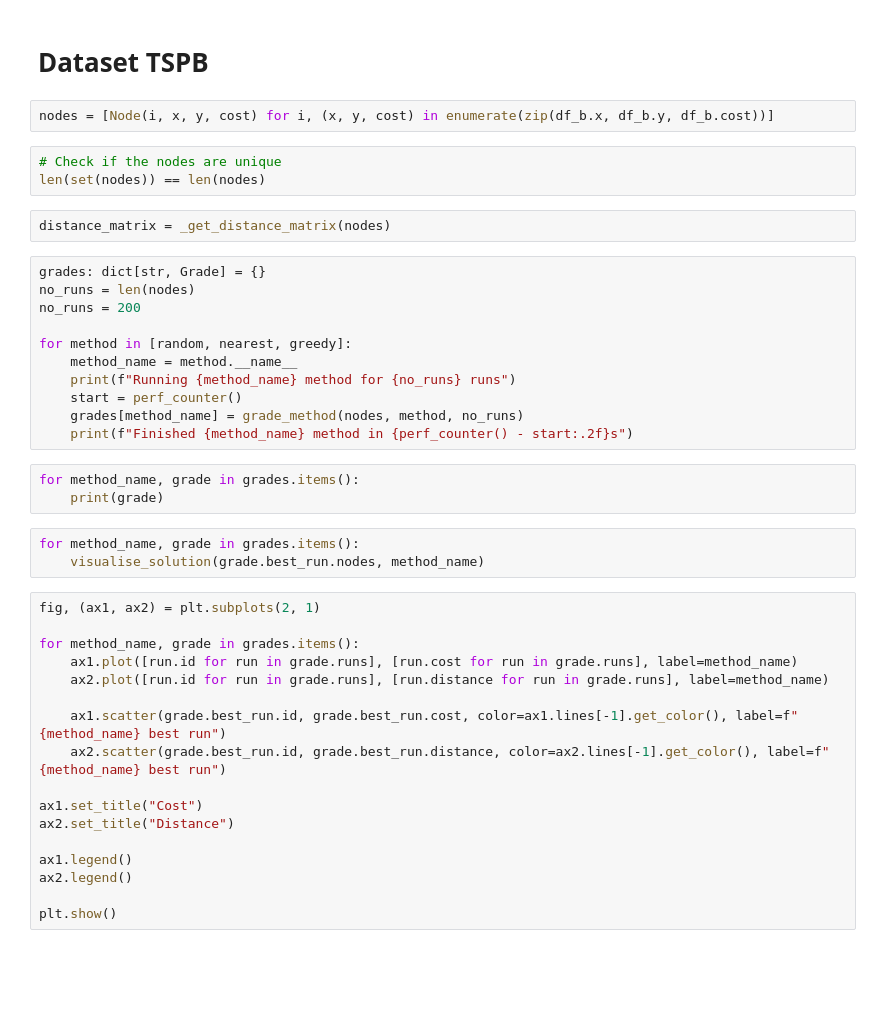
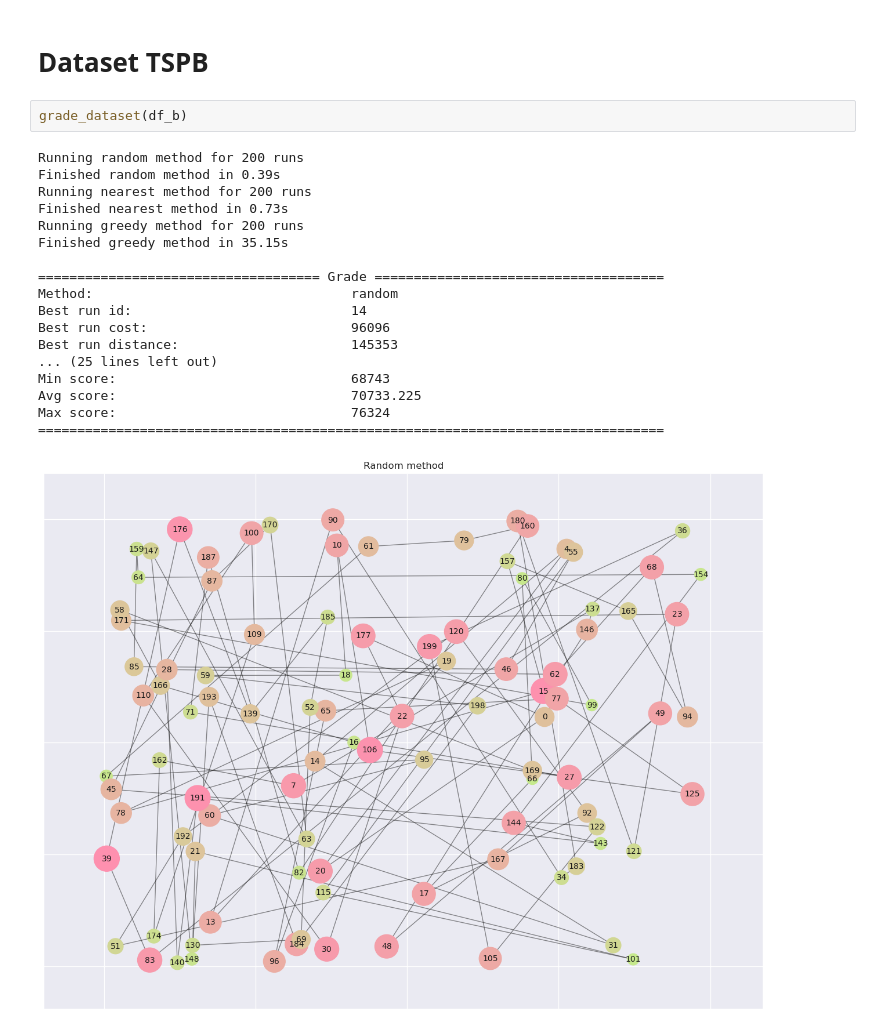
Before and after one commit to Vosloo/evolutionary-computation-labs, a Jupyter notebook: lab_1/first.ipynb, the cells around one changed output. Drawn from its saved outputs; the diff is of its cells as text; blank space fills up the shorter version.

```diff
--- a/lab_1/first.ipynb
+++ b/lab_1/first.ipynb
@@ -520,43 +463,23 @@ RuntimeError: No active exception to reraise
 # %% [markdown]
 # Dataset TSPB
-# %%
-nodes = [Node(i, x, y, cost) for i, (x, y, cost) in enumerate(zip(df_b.x, df_b.y, df_b.cost))]
-# %%
-# Check if the nodes are unique
-len(set(nodes)) == len(nodes)
-# %%
-distance_matrix = _get_distance_matrix(nodes)
-# %%
-grades: dict[str, Grade] = {}
-no_runs = len(nodes)
-no_runs = 200
-
-for method in [random, nearest, greedy]:
-    method_name = method.__name__
-    print(f"Running {method_name} method for {no_runs} runs")
-    start = perf_counter()
-    grades[method_name] = grade_method(nodes, method, no_runs)
-    print(f"Finished {method_name} method in {perf_counter() - start:.2f}s")
-# %%
-for method_name, grade in grades.items():
-    print(grade)
-# %%
-for method_name, grade in grades.items():
-    visualise_solution(grade.best_run.nodes, method_name)
-# %%
-fig, (ax1, ax2) = plt.subplots(2, 1)
-
-for method_name, grade in grades.items():
-    ax1.plot([run.id for run in grade.runs], [run.cost for run in grade.runs], label=method_name)
-    ax2.plot([run.id for run in grade.runs], [run.distance for run in grade.runs], label=method_name)
-
-    ax1.scatter(grade.best_run.id, grade.best_run.cost, color=ax1.lines[-1].get_color(), label=f"{method_name} best run")
-    ax2.scatter(grade.best_run.id, grade.best_run.distance, color=ax2.lines[-1].get_color(), label=f"{method_name} best run")
-
-ax1.set_title("Cost")
-ax2.set_title("Distance")
-
-ax1.legend()
-ax2.legend()
-
-plt.show()
+# %%
+grade_dataset(df_b)
+# %% [output]
+Running random method for 200 runs
+Finished random method in 0.39s
+Running nearest method for 200 runs
+Finished nearest method in 0.73s
+Running greedy method for 200 runs
+Finished greedy method in 35.15s
+
+==================================== Grade =====================================
+Method:                                 random
+Best run id:                            14
+Best run cost:                          96096
+Best run distance:                      145353
+... (25 lines left out)
+Min score:                              68743
+Avg score:                              70733.225
+Max score:                              76324
+================================================================================
+[figure, added]
```
Also changed, not shown: parts of 21 cells of this notebook.
